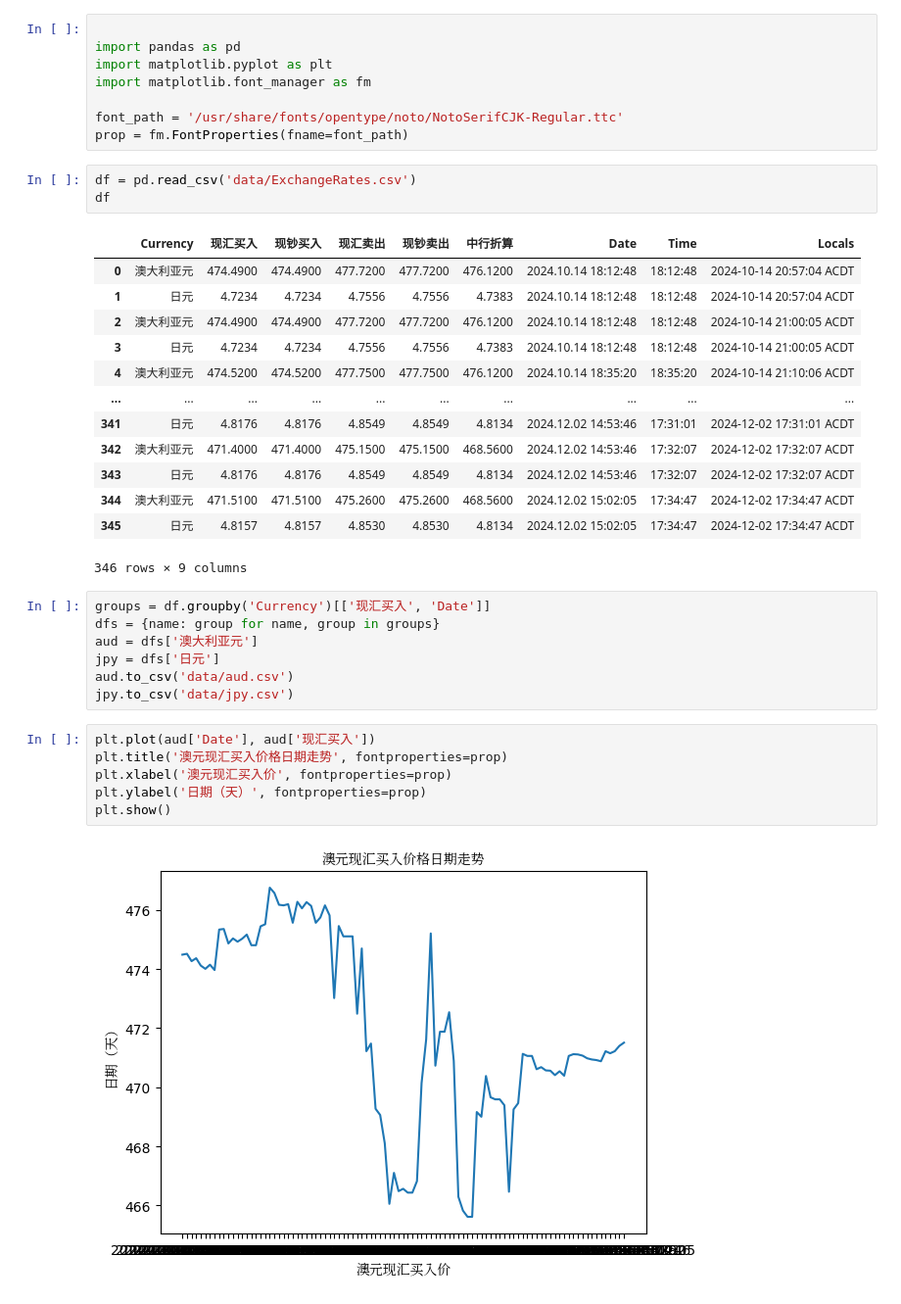
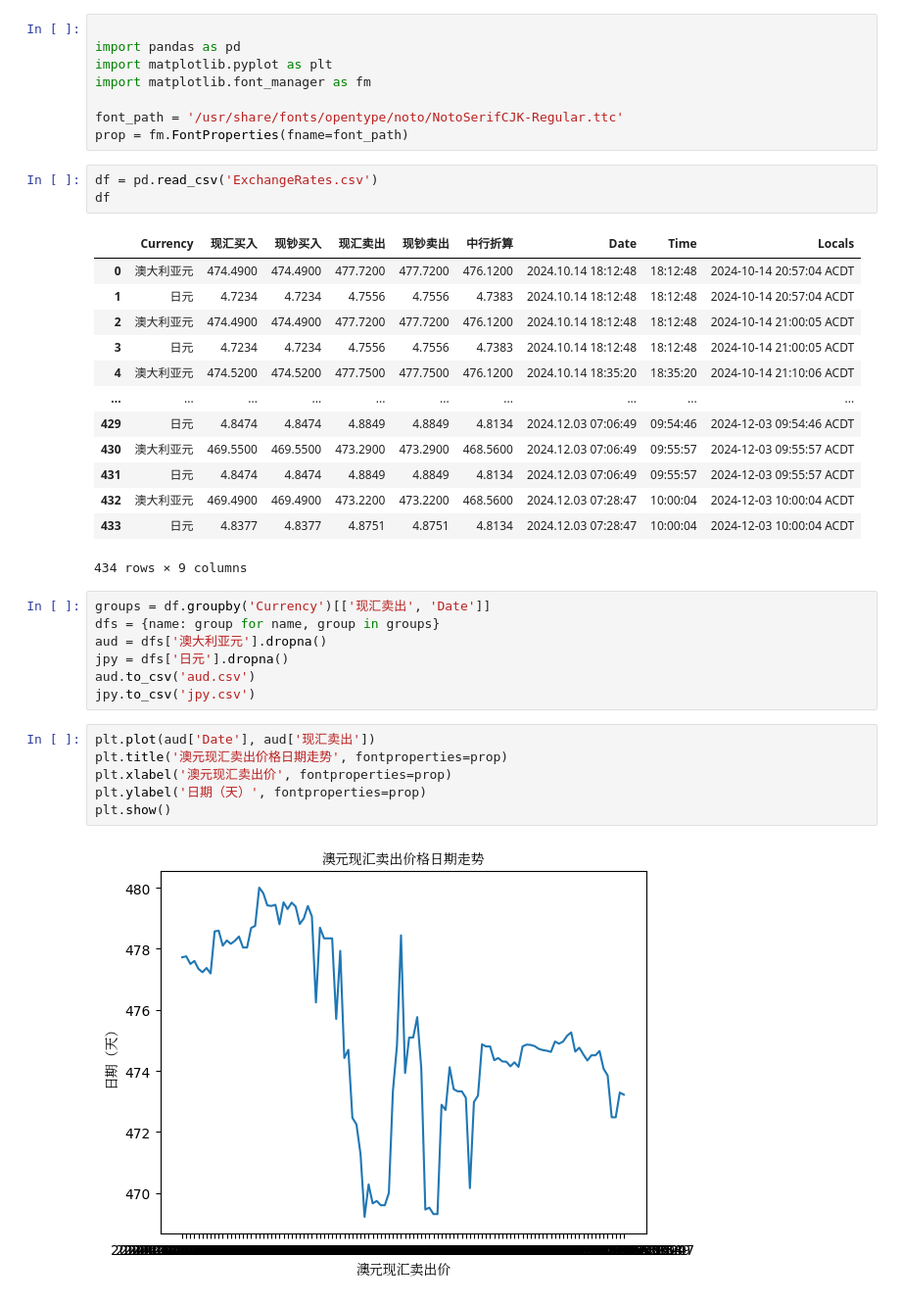
Before and after one commit to secary/exchange, a Jupyter notebook: process/processor.ipynb, the cells around one changed output. Shown at 98% size. Cells and saved outputs as stored; diff of their text form.

```diff
--- a/process/processor.ipynb
+++ b/process/processor.ipynb
@@ -7,7 +7,7 @@ import matplotlib.font_manager as fm
 font_path = '/usr/share/fonts/opentype/noto/NotoSerifCJK-Regular.ttc'
 prop = fm.FontProperties(fname=font_path)
 # %%
-df = pd.read_csv('data/ExchangeRates.csv')
+df = pd.read_csv('ExchangeRates.csv')
 df
 # %% [output]
 |  | Currency | 现汇买入 | 现钞买入 | 现汇卖出 | 现钞卖出 | 中行折算 | Date | Time | Locals |
@@ -17,25 +17,25 @@ df
 | 3 | 日元 | 4.7234 | 4.7234 | 4.7556 | 4.7556 | 4.7383 | 2024.10.14 18:12:48 | 18:12:48 | 2024-10-14 21:00:05 ACDT |
 | 4 | 澳大利亚元 | 474.5200 | 474.5200 | 477.7500 | 477.7500 | 476.1200 | 2024.10.14 18:35:20 | 18:35:20 | 2024-10-14 21:10:06 ACDT |
 | ... | ... | ... | ... | ... | ... | ... | ... | ... | ... |
-| 341 | 日元 | 4.8176 | 4.8176 | 4.8549 | 4.8549 | 4.8134 | 2024.12.02 14:53:46 | 17:31:01 | 2024-12-02 17:31:01 ACDT |
-| 342 | 澳大利亚元 | 471.4000 | 471.4000 | 475.1500 | 475.1500 | 468.5600 | 2024.12.02 14:53:46 | 17:32:07 | 2024-12-02 17:32:07 ACDT |
-| 343 | 日元 | 4.8176 | 4.8176 | 4.8549 | 4.8549 | 4.8134 | 2024.12.02 14:53:46 | 17:32:07 | 2024-12-02 17:32:07 ACDT |
-| 344 | 澳大利亚元 | 471.5100 | 471.5100 | 475.2600 | 475.2600 | 468.5600 | 2024.12.02 15:02:05 | 17:34:47 | 2024-12-02 17:34:47 ACDT |
-| 345 | 日元 | 4.8157 | 4.8157 | 4.8530 | 4.8530 | 4.8134 | 2024.12.02 15:02:05 | 17:34:47 | 2024-12-02 17:34:47 ACDT |
+| 429 | 日元 | 4.8474 | 4.8474 | 4.8849 | 4.8849 | 4.8134 | 2024.12.03 07:06:49 | 09:54:46 | 2024-12-03 09:54:46 ACDT |
+| 430 | 澳大利亚元 | 469.5500 | 469.5500 | 473.2900 | 473.2900 | 468.5600 | 2024.12.03 07:06:49 | 09:55:57 | 2024-12-03 09:55:57 ACDT |
+| 431 | 日元 | 4.8474 | 4.8474 | 4.8849 | 4.8849 | 4.8134 | 2024.12.03 07:06:49 | 09:55:57 | 2024-12-03 09:55:57 ACDT |
+| 432 | 澳大利亚元 | 469.4900 | 469.4900 | 473.2200 | 473.2200 | 468.5600 | 2024.12.03 07:28:47 | 10:00:04 | 2024-12-03 10:00:04 ACDT |
+| 433 | 日元 | 4.8377 | 4.8377 | 4.8751 | 4.8751 | 4.8134 | 2024.12.03 07:28:47 | 10:00:04 | 2024-12-03 10:00:04 ACDT |
-346 rows × 9 columns
+434 rows × 9 columns
 # %%
-groups = df.groupby('Currency')[['现汇买入', 'Date']]
+groups = df.groupby('Currency')[['现汇卖出', 'Date']]
 dfs = {name: group for name, group in groups}
-aud = dfs['澳大利亚元']
-jpy = dfs['日元']
-aud.to_csv('data/aud.csv')
-jpy.to_csv('data/jpy.csv')
+aud = dfs['澳大利亚元'].dropna()
+jpy = dfs['日元'].dropna()
+aud.to_csv('aud.csv')
+jpy.to_csv('jpy.csv')
 # %%
-plt.plot(aud['Date'], aud['现汇买入'])
-plt.title('澳元现汇买入价格日期走势', fontproperties=prop)
-plt.xlabel('澳元现汇买入价', fontproperties=prop)
+plt.plot(aud['Date'], aud['现汇卖出'])
+plt.title('澳元现汇卖出价格日期走势', fontproperties=prop)
+plt.xlabel('澳元现汇卖出价', fontproperties=prop)
 plt.ylabel('日期（天）', fontproperties=prop)
 plt.show()
 # %% [output]
-[figure, old version]
+[figure, new version]
 # %%
```
Also changed, not shown: parts of 1 cell of this notebook.
